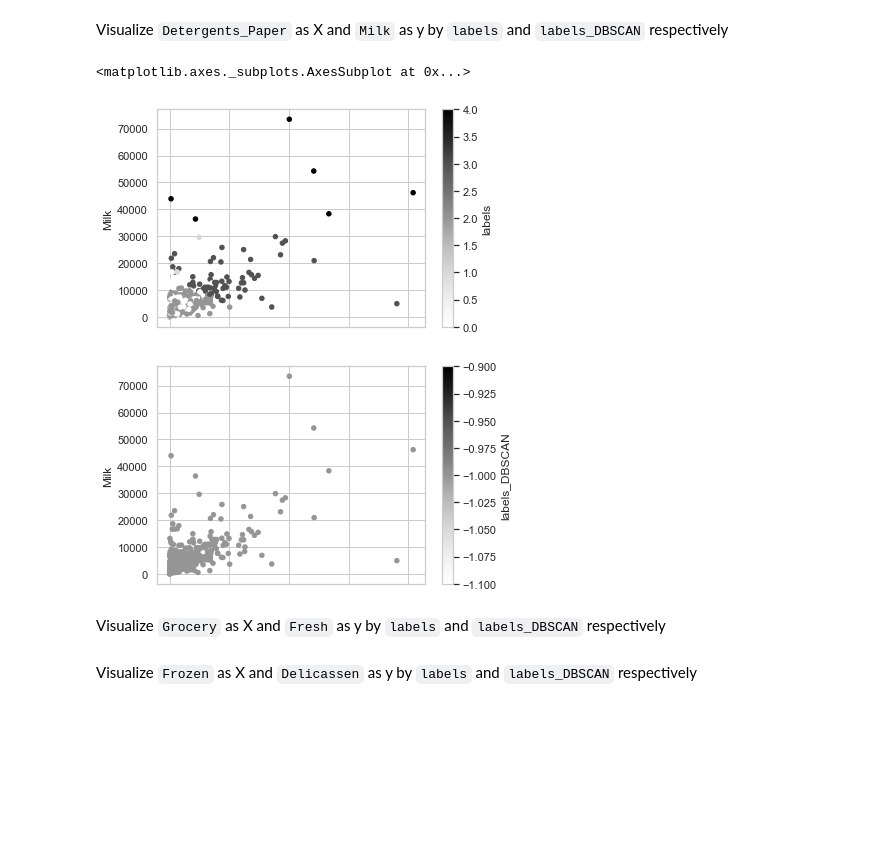
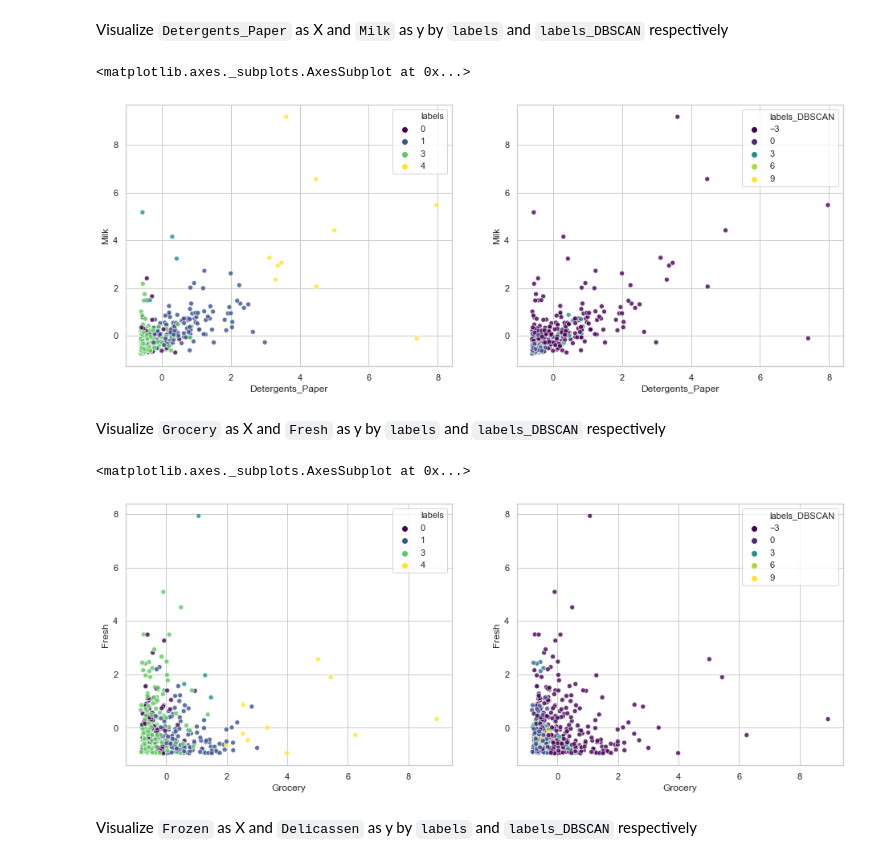
Before and after one commit to rebeccaestiarte/lab-unsupervised-learning, a Jupyter notebook: your-code/main.ipynb, the cells around one changed output. Drawn from its saved outputs; the diff is of its cells as text; code cells hidden in the pictures; blank space fills up the shorter version.

```diff
--- a/your-code/main.ipynb
+++ b/your-code/main.ipynb
@@ -207,7 +231,7 @@ plt.show()
 # %%
-kmeans = KMeans(n_clusters=5).fit(customers)
+kmeans = KMeans(n_clusters=5).fit(customers_scale)
 centroids = kmeans.cluster_centers_
-customers['labels'] = kmeans.fit_predict(customers)
+customers_scale['labels'] = kmeans.fit_predict(customers_scale)
 # %% [markdown]
 Count the values in `labels`.
 # %%
@@ -221,5 +245,7 @@ Now let's cluster the data using DBSCAN. Use `DBSCAN(eps=0.5)` to initiate the m
 # %%
 from sklearn.cluster import DBSCAN
 
-clustering = DBSCAN(eps=0.5).fit(customers)
-customers['labels_DBSCAN'] = clustering.fit_predict(customers)
+clustering = DBSCAN(eps=0.5).fit(customers_scale)
+customers_scale['labels_DBSCAN'] = clustering.fit_predict(customers_scale)
+labels = clustering.labels_
+labels
@@ -241,12 +285,13 @@ Columns to visualize:
 * `Frozen` as X and `Delicassen` as y
 # %% [markdown]
 Visualize `Detergents_Paper` as X and `Milk` as y by `labels` and `labels_DBSCAN` respectively
-# %%
-customers.plot.scatter(x='Detergents_Paper', y='Milk', c = "labels")
-customers.plot.scatter(x='Detergents_Paper', y='Milk', c = "labels_DBSCAN")
-# %% [output]
-<matplotlib.axes._subplots.AxesSubplot at 0x...>
-[figure, removed]
-[figure, removed]
+# %%
+fig, (ax1, ax2) = plt.subplots(1,2, figsize = (16,6))
+
+sns.scatterplot(x="Detergents_Paper", y="Milk", hue = "labels", data=customers_scale, ax =ax1, alpha = 0.8, palette= "viridis")
+sns.scatterplot(x="Detergents_Paper", y="Milk", hue = "labels_DBSCAN", data=customers_scale, ax= ax2, alpha = 0.8,palette= "viridis")
+# %% [output]
+<matplotlib.axes._subplots.AxesSubplot at 0x...>
+[figure, added]
 # %% [markdown]
 Visualize `Grocery` as X and `Fresh` as y by `labels` and `labels_DBSCAN` respectively
@@ -255,2 +298,10 @@ Visualize `Grocery` as X and `Fresh` as y by `labels` and `labels_DBSCAN` respec
+# %%
+fig, (ax1, ax2) = plt.subplots(1,2, figsize = (16,6))
+
+sns.scatterplot(x="Grocery", y="Fresh", hue = "labels", data=customers_scale, ax =ax1, alpha = 0.8, palette= "viridis")
+sns.scatterplot(x="Grocery", y="Fresh", hue = "labels_DBSCAN", data=customers_scale, ax= ax2, alpha = 0.8,palette= "viridis")
+# %% [output]
+<matplotlib.axes._subplots.AxesSubplot at 0x...>
+[figure, added]
 # %% [markdown]
 Visualize `Frozen` as X and `Delicassen` as y by `labels` and `labels_DBSCAN` respectively
```
Also changed, not shown: parts of 17 cells of this notebook.
